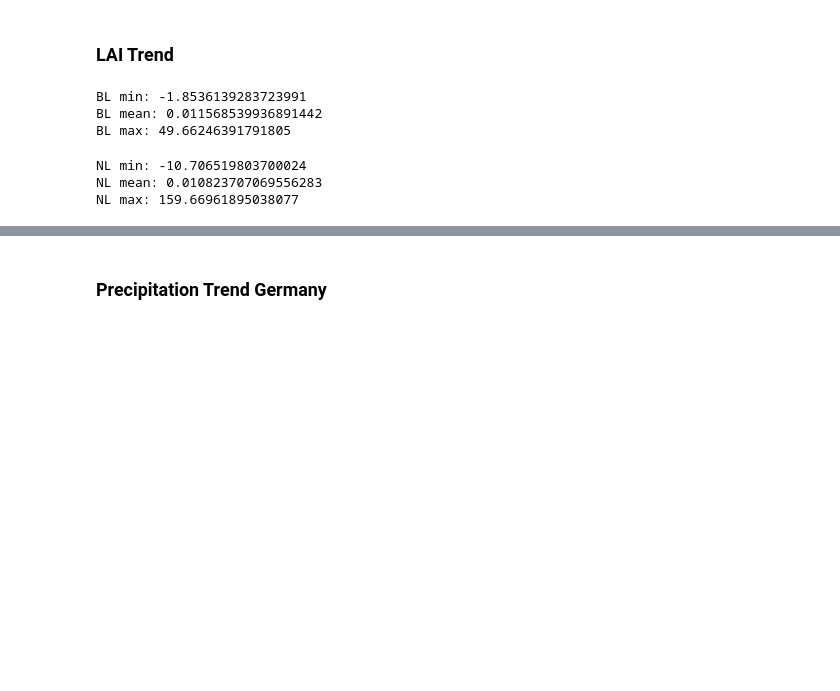
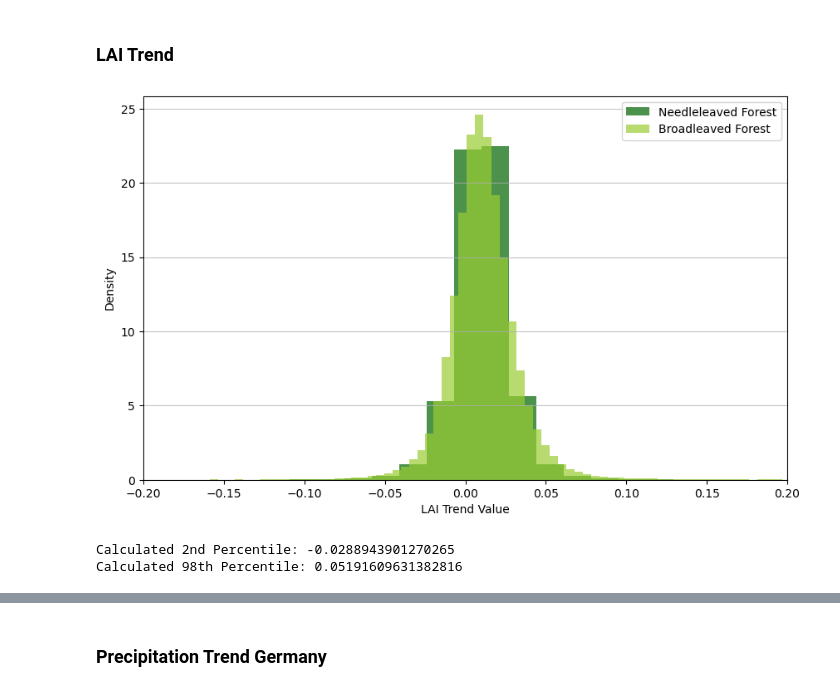
Before and after one commit to irishaake/Thesis_Msc, a Jupyter notebook: 36_Visualize_Results_Maps.ipynb, the cells around one changed output, grey strips where cells are left out. Saved outputs shown, nothing was run; the diff lists cells and outputs as text; code cells hidden in the pictures; blank space fills up the shorter version.

```diff
--- a/36_Visualize_Results_Maps.ipynb
+++ b/36_Visualize_Results_Maps.ipynb
@@ -215,30 +211,43 @@ plt.show()
 # %% [markdown]
 ### LAI Trend
 # %%
-lai_BL = xr.open_dataset("./LAI/LAI_Spatial_Trend_BL.nc")
+lai_BL = xr.open_dataset("./Spatial_Trends/LAI_Spatial_Trend_BL.nc")
+lai_NL = xr.open_dataset("./Spatial_Trends/LAI_Spatial_Trend_NL.nc")
-# %%
-BL_min = lai_BL["LAI"].min().item()
-BL_mean = lai_BL["LAI"].mean().item()
-BL_max = lai_BL["LAI"].max().item()
-
-print("BL min:", BL_min)
-print("BL mean:", BL_mean)
-print("BL max:", BL_max)
-# %% [output]
-BL min: -1.8536139283723991
-BL mean: 0.011568539936891442
-BL max: 49.66246391791805
-# %%
-lai_NL = xr.open_dataset("./LAI/LAI_Spatial_Trend_NL.nc")
-# %%
-NL_min = lai_NL["LAI"].min().item()
-NL_mean = lai_NL["LAI"].mean().item()
-NL_max = lai_NL["LAI"].max().item()
-
-print("NL min:", NL_min)
-print("NL mean:", NL_mean)
-print("NL max:", NL_max)
-# %% [output]
-NL min: -10.706519803700024
-NL mean: 0.010823707069556283
-NL max: 159.66961895038077
+# %%
+# plot histograms to look at distribution of values
+
+BL_vals = lai_BL.variables['LAI'][:,:].values
+NL_vals = lai_NL.variables['LAI'][:,:].values
+
+plt.figure(figsize=(10, 6))
+
+plt.hist(NL_vals.flatten(), bins=10000, alpha=0.7, label='Needle-leaved Forest', color='darkgreen', density=True)
+plt.hist(BL_vals.flatten(), bins=10000, alpha=0.7, label='Broadleaved Forest', color='yellowgreen', density=True)
+
+# add labels
+plt.xlabel('LAI Trend Value')
+plt.ylabel('Density')
+plt.legend(loc = 1)
+plt.grid(axis='y', alpha=0.75)
+
+plt.xlim(-0.2, 0.2)
+
+plt.show()
+# %% [output]
+[figure, added]
+# %%
+# have a look at the percentiles
+# for both data combined
+all_data = np.concatenate((BL_vals.flatten(), NL_vals.flatten()))
+
+lower_percentile = 2
+upper_percentile = 98
+
+vmin_perc = np.percentile(all_data[~np.isnan(all_data)], lower_percentile)
+vmax_perc = np.percentile(all_data[~np.isnan(all_data)], upper_percentile)
+
+print(f"Calculated 2nd Percentile: {vmin_perc}")
+print(f"Calculated 98th Percentile: {vmax_perc}")
+# %% [output]
+Calculated 2nd Percentile: -0.0288943901270265
+Calculated 98th Percentile: 0.05191609631382816
```
Also changed, not shown: parts of 82 cells of this notebook.
